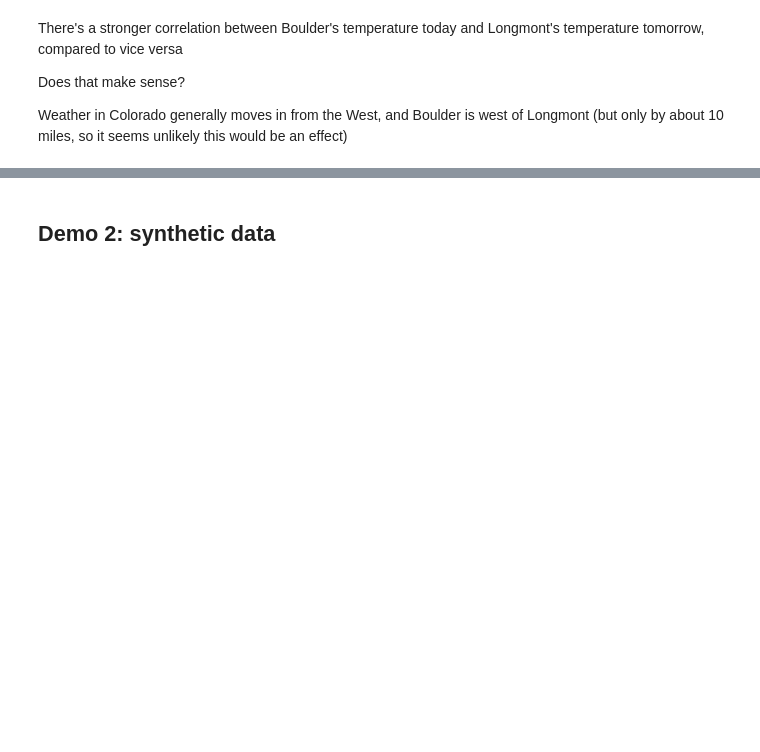
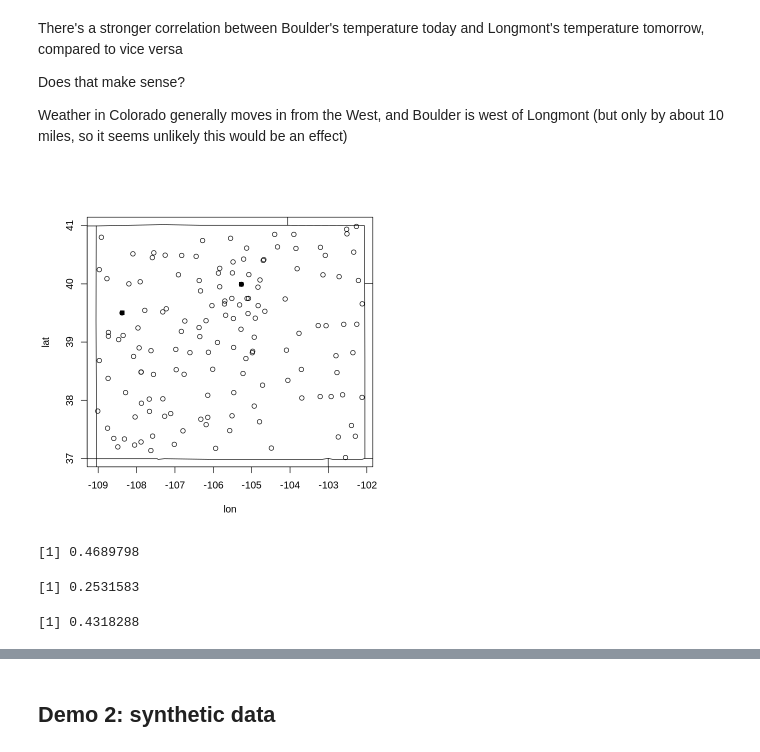
Before and after one commit to stephenbeckr/time-series-class, a Jupyter notebook: Demos/TimeSeries_MultivariateDemo.ipynb, the cells around one changed output, grey strips where cells are left out. Drawn from its saved outputs; the diff is of its cells as text; code cells hidden in the pictures; blank space fills up the shorter version.

```diff
--- a/Demos/TimeSeries_MultivariateDemo.ipynb
+++ b/Demos/TimeSeries_MultivariateDemo.ipynb
@@ -145,3 +144,24 @@ There's a stronger correlation between Boulder's temperature today and Longmont'
 Does that make sense?
 
 Weather in Colorado generally moves in from the West, and Boulder is west of Longmont (but only by about 10 miles, so it seems unlikely this would be an effect)
+# %%
+options(repr.plot.width = 6, repr.plot.height=6)
+plot(lon.lat)
+US(add=TRUE)
+TOWN <- 3   # something on the Western Slope of Colorado
+# TOWN <- 9   # far East in Colorado
+points(lon.lat[c(BLDR,TOWN),],pch=15)
+# %% [output]
+[figure, added]
+# %%
+cor( TNR[,BLDR], TNR[,TOWN] , use="complete.obs") # or "pairwise.complete.obs")
+
+N <- length(TNR[,BLDR])
+cor( TNR[-1,BLDR], TNR[-N,TOWN] , use="complete.obs") # Boulder at t+1 vs Town at t
+cor( TNR[-N,BLDR], TNR[-1,TOWN] , use="complete.obs") # Boulder at t vs Town at t+1
+
+# A different trend! But make sure we have enough data
+# %% [output]
+[1] 0.4689798
+[1] 0.2531583
+[1] 0.4318288
```
Also changed, not shown: parts of 3 cells of this notebook.
